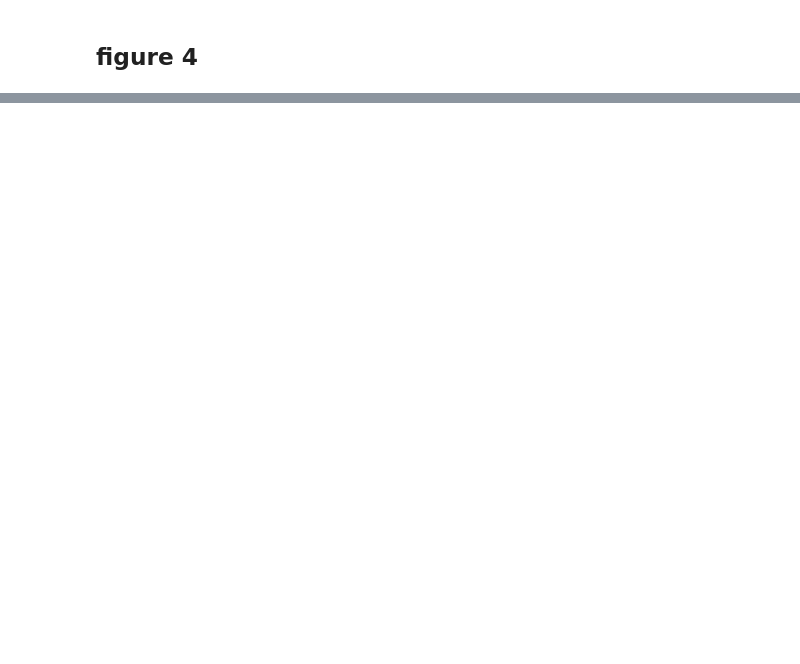
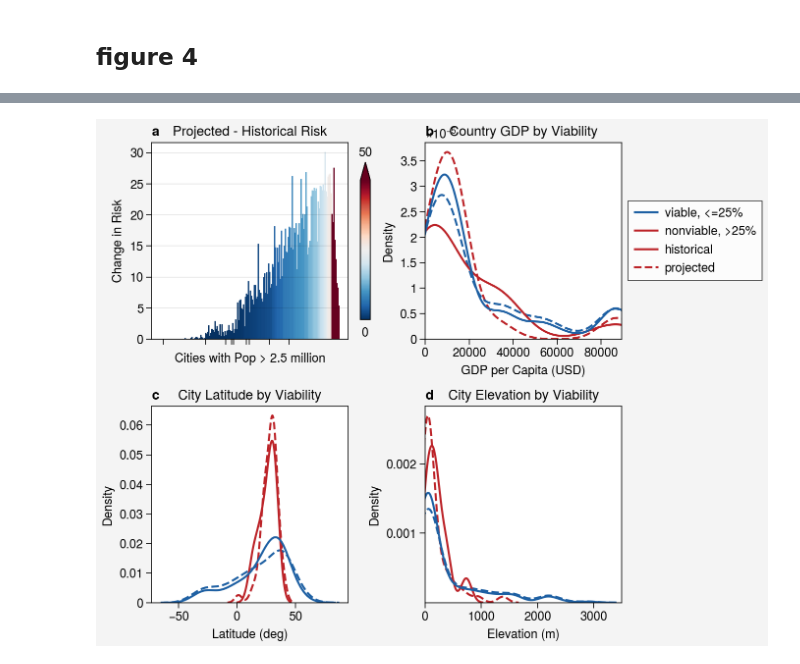
Before and after one commit to milrae/olympics-heat-stress, a Jupyter notebook: olympics_heat_stress.ipynb, the cells around one changed output, grey strips where cells are left out. Drawn from its saved outputs; the diff is of its cells as text; code cells hidden in the pictures; blank space fills up the shorter version.

```diff
--- a/olympics_heat_stress.ipynb
+++ b/olympics_heat_stress.ipynb
@@ -552,0 +380,86 @@ pplt.show()
+# %%
+# figure 4: elevation and latitude by viable/nonviable cities
+
+fig, (ax1,ax2,ax3,ax4) = pplt.subplots(nrows=2, ncols=2, grid=False, sharex=False, sharey=False, abc=True, refheight=2)
+
+# define colors
+redc = '#BC2328'
+bluec = '#1E60A3'
+
+########################################################################
+
+# ax1: difference bar chart
+
+# extract data and sort
+histExt = tmax_jna_hist.sel(city=pop25, risklevel='extrisk')
+sortedHistExt = histExt.sortby(histExt)
+projExt = tmax_jna_2050.sel(city=pop25, risklevel='extrisk') # get extreme risk
+sortedProjExt = projExt.sortby(histExt) # sort by same data to align order
+
+diffExt = projExt - histExt # calculate difference
+
+# color control
+barcmap = pplt.Colormap(('#053061', '#2166ac', '#4393c3', '#92c5de', '#d1e5f0', '#EFEFEF', '#fddbc7', '#f4a582', '#d6604d', '#b2182b', '#67001f'),
+                        name='barcmap')
+barnorm = pplt.Normalize(0, 50)
+mappable = plt.cm.ScalarMappable(cmap=barcmap, norm=barnorm)
+barcolors = barcmap(barnorm(np.clip(sortedHistExt, 0, 50))) # use clipped data within 0-50 range for visualization
+
+# set up for host tick marks
+sortidxs = [] # new locations of hosts in list sorted by hist ESP
+for host in olympicsinfo.place: # hosts in historical period
+    sortidxs.append(findcity(host,list(sortedHistExt.city.data))[1])
+
+# plot
+ax1.bar(sortedProjExt.city, sortedProjExt-sortedHistExt, color=barcolors, width=1)
+ax1.set(title='Projected - Historical Risk', xlabel='Cities with Pop > 2.5 million', ylabel='Change in Risk')
+ax1.set_xticks([])
+ax1.format(ytickminor=False, ygrid=True, # facecolor='lightgray',
+           xlocator=sortidxs, xticklabels=[])
+
+# add colorbar
+cbar = ax1.colorbar(mappable, loc='r', ticks=[], width=0.1, length=0.8, space='1em', extend='max')
+ax1.text(0.5, 1.02, '50', ha='center', va='bottom', transform=cbar.ax.transAxes)
+ax1.text(0.5, -0.05, '0', ha='center', va='top', transform=cbar.ax.transAxes)
+
+########################################################################
+
+# ax2: GDP
+bw = 0.75
+sns.kdeplot(np.array(p_g_non), ax=ax2, bw_adjust=bw, palette=[redc], legend=False, linestyle='--')
+sns.kdeplot(np.array(p_g_via), ax=ax2, bw_adjust=bw, palette=[bluec], legend=False, linestyle='--')
+sns.kdeplot(np.array(h_g_non), ax=ax2, bw_adjust=bw, palette=[redc], legend=False)
+sns.kdeplot(np.array(h_g_via), ax=ax2, bw_adjust=bw, palette=[bluec], legend=False)
+ax2.set(title='Country GDP by Viability', xlabel='GDP per Capita (USD)', xlim=[0,pop25info['GDP'].max()])
+ax2.format(xtickminor=False, ytickminor=False)
+
+ax2.legend(loc='right', ncols=1,
+           handles=[plt.Line2D([0], [0], color=bluec), plt.Line2D([0], [0], color=redc),
+                    plt.Line2D([0], [0], color=redc), plt.Line2D([0], [0], color=redc, linestyle='--')],
+           labels=[f'viable, <={thresh}%',f'nonviable, >{thresh}%', 'historical', 'projected'])
+
+########################################################################
+
+# ax3: latitude
+
+sns.kdeplot(np.array(p_l_non), ax=ax3, palette=[redc], legend=False, linestyle='--')
+sns.kdeplot(np.array(p_l_via), ax=ax3, palette=[bluec], legend=False, linestyle='--')
+sns.kdeplot(np.array(h_l_non), ax=ax3, palette=[redc], legend=False)
+sns.kdeplot(np.array(h_l_via), ax=ax3, palette=[bluec], legend=False)
+ax3.set(title='City Latitude by Viability', xlabel='Latitude (deg)')
+ax3.format(xtickminor=False, ytickminor=False)
+
+########################################################################
+
+# ax4: elevation
+
+sns.kdeplot(np.array(p_e_non), ax=ax4, palette=[redc], bw_adjust=.75, legend=False, linestyle='--')
+sns.kdeplot(np.array(p_e_via), ax=ax4, palette=[bluec], bw_adjust=.75, legend=False, linestyle='--')
+sns.kdeplot(np.array(h_e_non), ax=ax4, palette=[redc], bw_adjust=.75, legend=False)
+sns.kdeplot(np.array(h_e_via), ax=ax4, palette=[bluec], bw_adjust=.75, legend=False)
+ax4.set(title='City Elevation by Viability', xlabel='Elevation (m)')
+ax4.format(xtickminor=False, ytickminor=False, xlim=[0,3500], yticks=[0.001,0.002,0.003,0.004,0.005])
+
+pplt.show()
+# %% [output]
+[figure, added]
```
Also changed, not shown: parts of 31 cells of this notebook, 33 other files.
